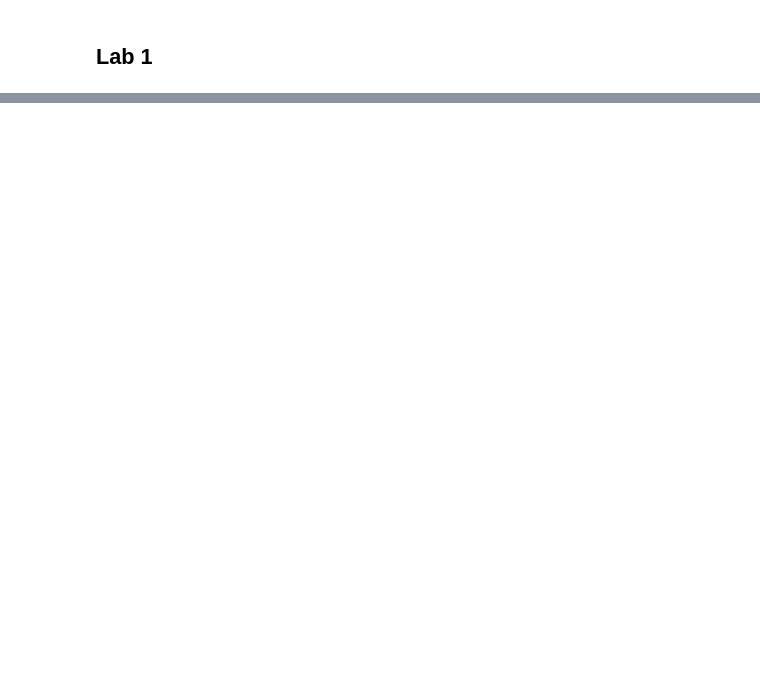
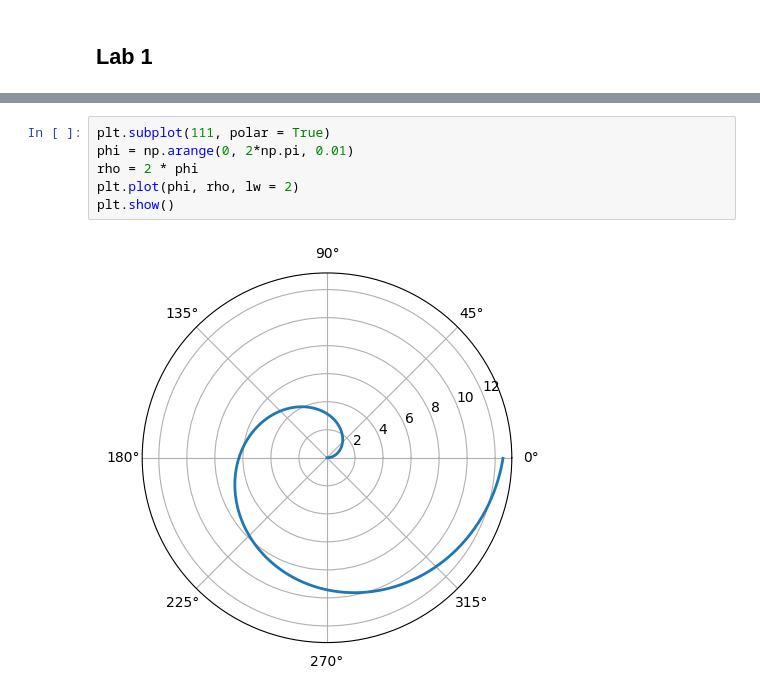
Before and after one commit to akirauruma/pycoursemipt, a Jupyter notebook: miptcourse.ipynb, the cells around one changed output, grey strips where cells are left out. Cells and saved outputs as stored; diff of their text form; blank space fills up the shorter version.

```diff
--- a/miptcourse.ipynb
+++ b/miptcourse.ipynb
@@ -26,0 +64,8 @@ plt.show()
+# %%
+plt.subplot(111, polar = True)
+phi = np.arange(0, 2*np.pi, 0.01)
+rho = 2 * phi
+plt.plot(phi, rho, lw = 2)
+plt.show()
+# %% [output]
+[figure, added]
```
Also changed, not shown: parts of 6 cells of this notebook, 3 other files.
